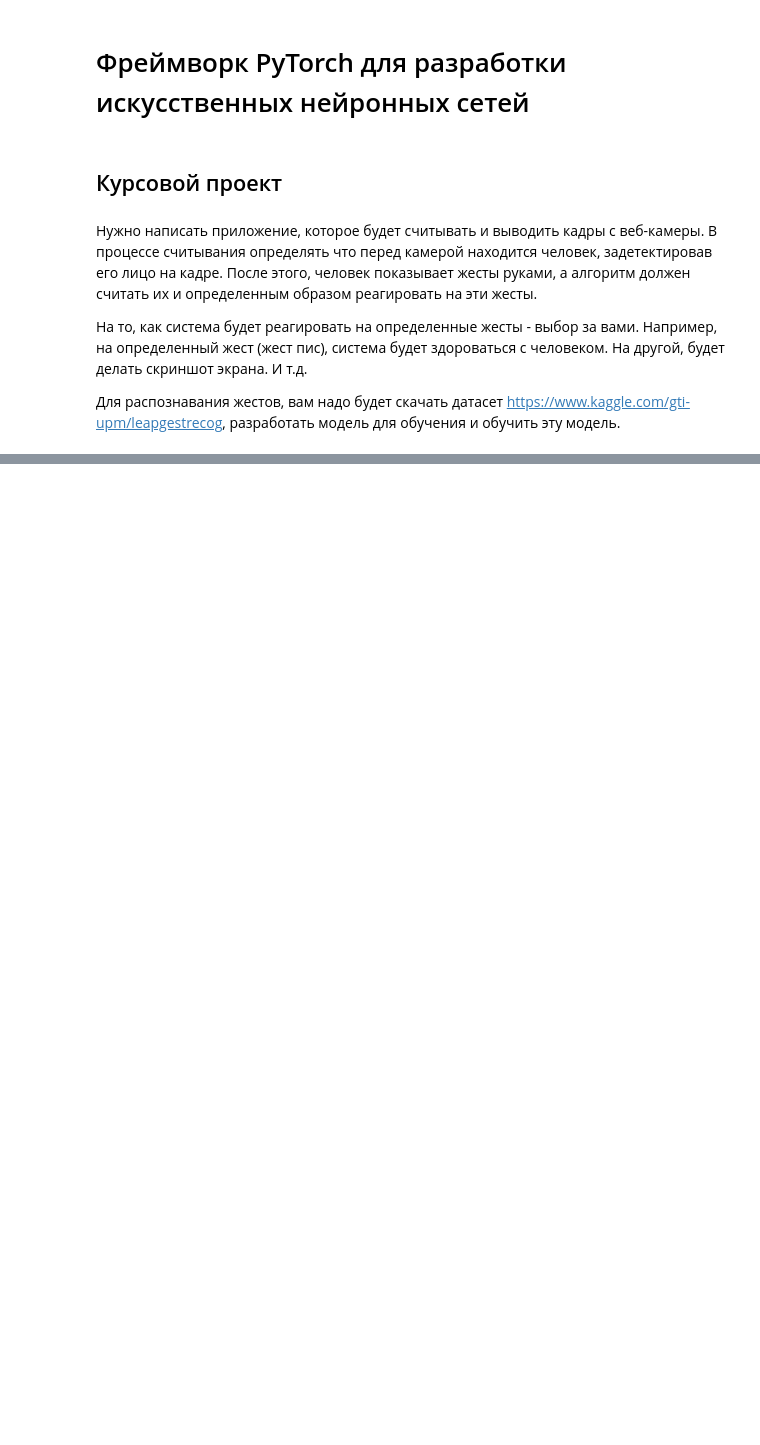
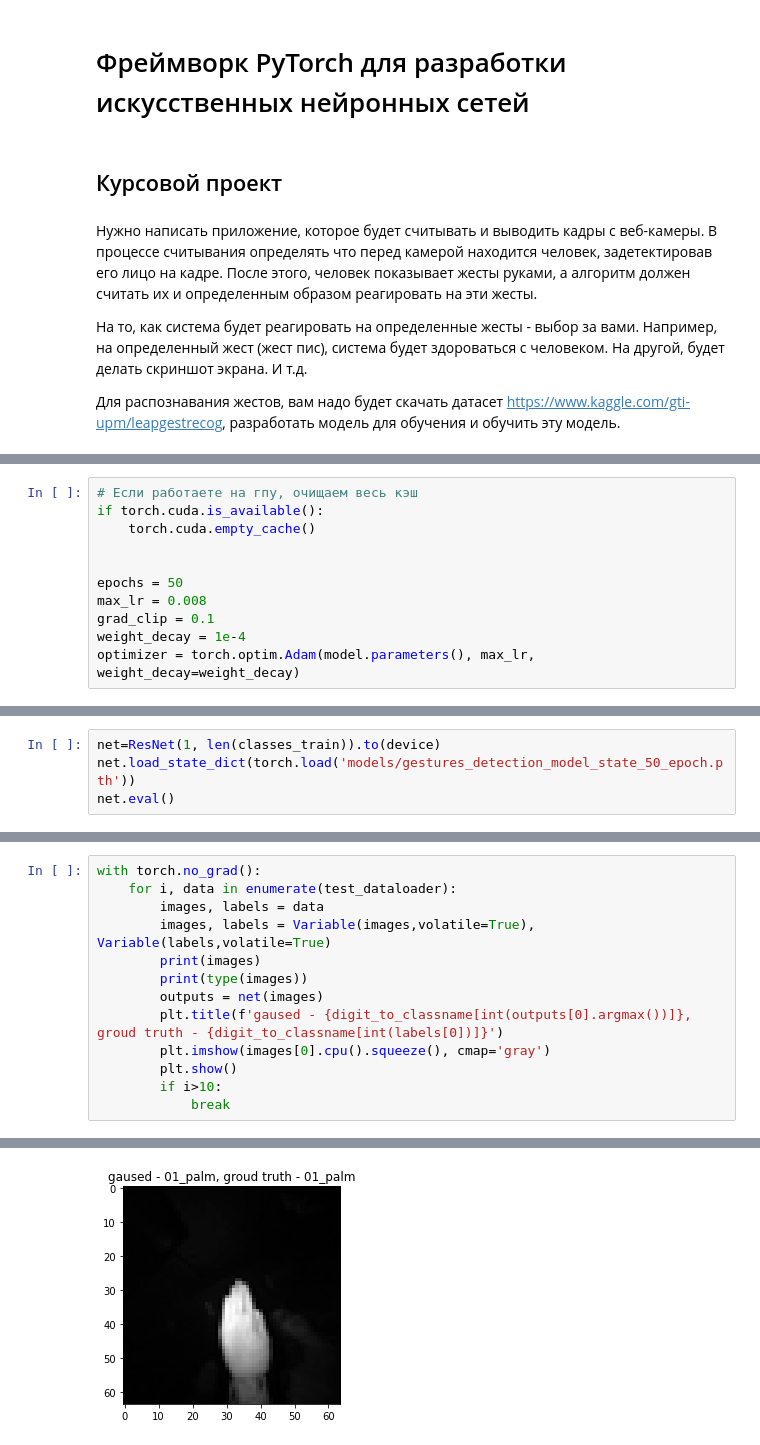
Before and after one commit to superbe/PyTorchForANN, a Jupyter notebook: сourse project.ipynb, the cells around one changed output, grey strips where cells are left out. Cells and saved outputs as stored; diff of their text form; blank space fills up the shorter version.

```diff
--- a/сourse project.ipynb
+++ b/сourse project.ipynb
@@ -48,0 +222,11 @@ cv.destroyAllWindows()
+# %%
+# Если работаете на гпу, очищаем весь кэш
+if torch.cuda.is_available():
+    torch.cuda.empty_cache()
+
+
+epochs = 50
+max_lr = 0.008
+grad_clip = 0.1
+weight_decay = 1e-4
+optimizer = torch.optim.Adam(model.parameters(), max_lr, weight_decay=weight_decay)
@@ -48,0 +304,4 @@ cv.destroyAllWindows()
+# %%
+net=ResNet(1, len(classes_train)).to(device)
+net.load_state_dict(torch.load('models/gestures_detection_model_state_50_epoch.pth'))
+net.eval()
@@ -48,0 +326,14 @@ cv.destroyAllWindows()
+# %%
+with torch.no_grad():
+    for i, data in enumerate(test_dataloader):
+        images, labels = data
+        images, labels = Variable(images,volatile=True), Variable(labels,volatile=True)
+        print(images)
+        print(type(images))
+        outputs = net(images)
+        plt.title(f'gaused - {digit_to_classname[int(outputs[0].argmax())]}, groud truth - {digit_to_classname[int(labels[0])]}')
+        plt.imshow(images[0].cpu().squeeze(), cmap='gray')
+        plt.show()
+        if i>10:
+            break
+# %% [output]
@@ -48,0 +357 @@ cv.destroyAllWindows()
+[figure, added]
```
Also changed, not shown: parts of 42 cells of this notebook.
